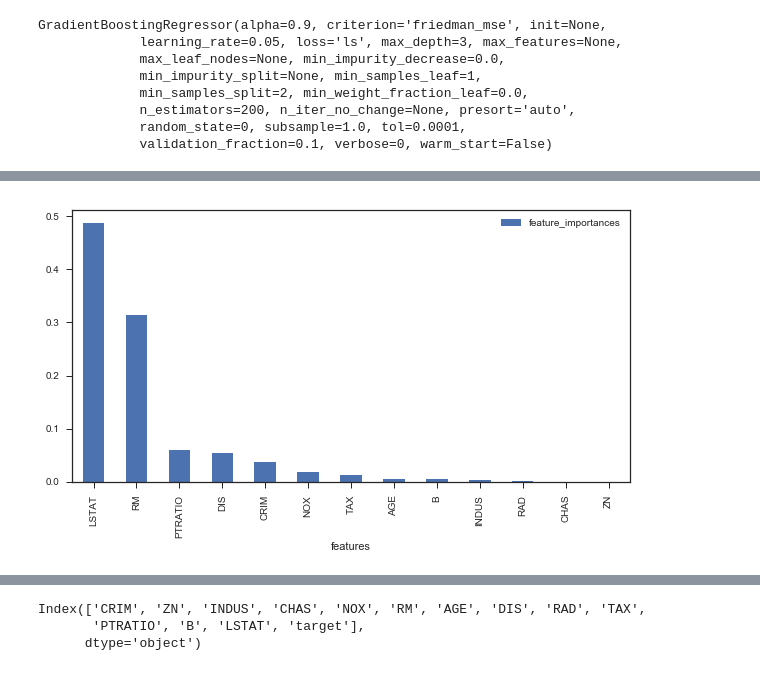
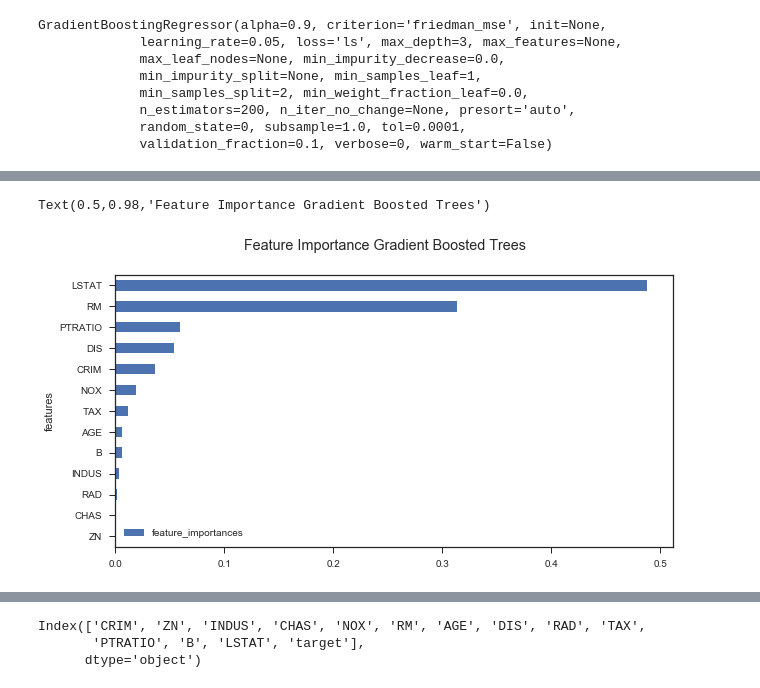
Before and after one commit to jeevankumarr/ml-books, a Jupyter notebook: regression/xgboost_pdp_plots.ipynb, the cells around one changed output, grey strips where cells are left out. Saved outputs shown, nothing was run; the diff lists cells and outputs as text; code cells hidden in the pictures.

```diff
--- a/classification/xgboost_pdp_plots.ipynb
+++ b/regression/xgboost_pdp_plots.ipynb
@@ -359,10 +428,12 @@ GradientBoostingRegressor(alpha=0.9, criterion='friedman_mse', init=None,
 # %%
 model = gs_cv_sk_reg.best_estimator_
 fig, ax = plt.subplots(1, 1)
 plot_df = pd.DataFrame({'feature_importances':model.feature_importances_, 'features':data.columns[:-1] })
 plot_df = plot_df.set_index('features')
-plot_df.sort_values(by=['feature_importances'], ascending=False, inplace=True)
-plot_df.plot(kind='bar', ax=ax)
+plot_df.sort_values(by=['feature_importances'], ascending=True, inplace=True)
+plot_df.plot(kind='barh', ax=ax)
 fig.set_size_inches(10,5)
+fig.suptitle('Feature Importance Gradient Boosted Trees')
 # %% [output]
+Text(0.5,0.98,'Feature Importance Gradient Boosted Trees')
-[figure, old version]
+[figure, new version]
```
Also changed, not shown: parts of 12 cells of this notebook, 1 other file.
